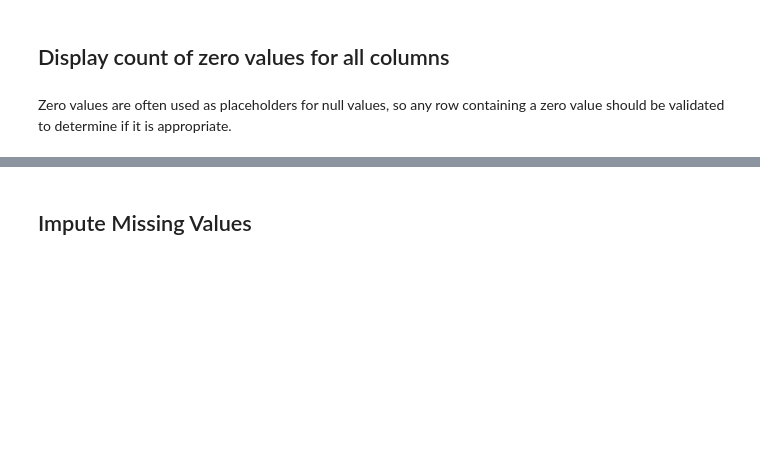
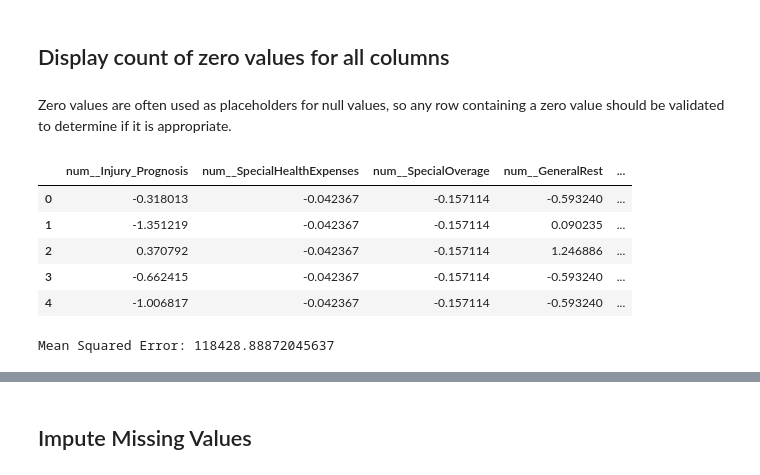
Before and after one commit to DominicEmerson/DESD-AAI-Y3-Group10, a Jupyter notebook: ML-Research/AAI-Assignment-DatasetExploration.ipynb, the cells around one changed output, grey strips where cells are left out. Drawn from its saved outputs; the diff is of its cells as text; code cells hidden in the pictures; blank space fills up the shorter version.

```diff
--- a/ML-Research/AAI-Assignment-DatasetExploration.ipynb
+++ b/ML-Research/AAI-Assignment-DatasetExploration.ipynb
@@ -382,5 +402,8 @@ As Injury prognosis, Number of passengers and age of vehicle could be significan
 # %%
 # for column in ml_dataset.select_dtypes(include=[object]):
 #     ml_dataset[column] = ml_dataset[column].fillna('No')
+# %%
+for column in ml_dataset.select_dtypes(include='Int64'):
+    ml_dataset[column] = ml_dataset[column].fillna(0)
 # %%
 ml_dataset.isnull().sum()
@@ -388,6 +866,29 @@ ml_dataset.isnull().sum()
 ## Display count of zero values for all columns
 # %% [markdown]
 Zero values are often used as placeholders for null values, so any row containing a zero value should be validated to determine if it is appropriate.
+# %%
+X_processed.head()
+# %% [output]
+|  | num__Injury_Prognosis | num__SpecialHealthExpenses | num__SpecialOverage | num__GeneralRest | ... |
+| 0 | -0.318013 | -0.042367 | -0.157114 | -0.593240 | ... |
+| 1 | -1.351219 | -0.042367 | -0.157114 | 0.090235 | ... |
+| 2 | 0.370792 | -0.042367 | -0.157114 | 1.246886 | ... |
+| 3 | -0.662415 | -0.042367 | -0.157114 | -0.593240 | ... |
+| 4 | -1.006817 | -0.042367 | -0.157114 | -0.593240 | ... |
+# %%
+# train simple linear regression model to predict settlement value
+from sklearn.model_selection import train_test_split
+from sklearn.metrics import mean_squared_error
+
+X_train, X_test, y_train, y_test = train_test_split(X_processed, y, test_size=0.2, random_state=42)
+
+model = LinearRegression()
+model.fit(X_train, y_train)
+y_pred = model.predict(X_test)
+mse = mean_squared_error(y_test, y_pred)
+print("Mean Squared Error:", mse)
+# %% [output]
+Mean Squared Error: 118428.88872045637
 # %%
 # Count number of zeros in all columns of Dataframe
 for column_name in ml_dataset.columns:
```
Also changed, not shown: parts of 27 cells of this notebook.
